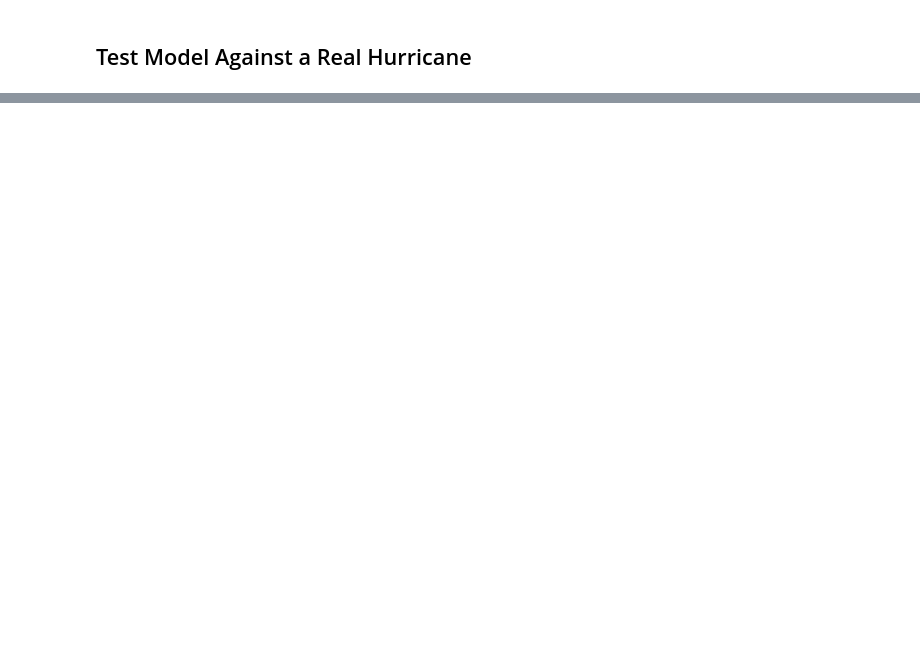
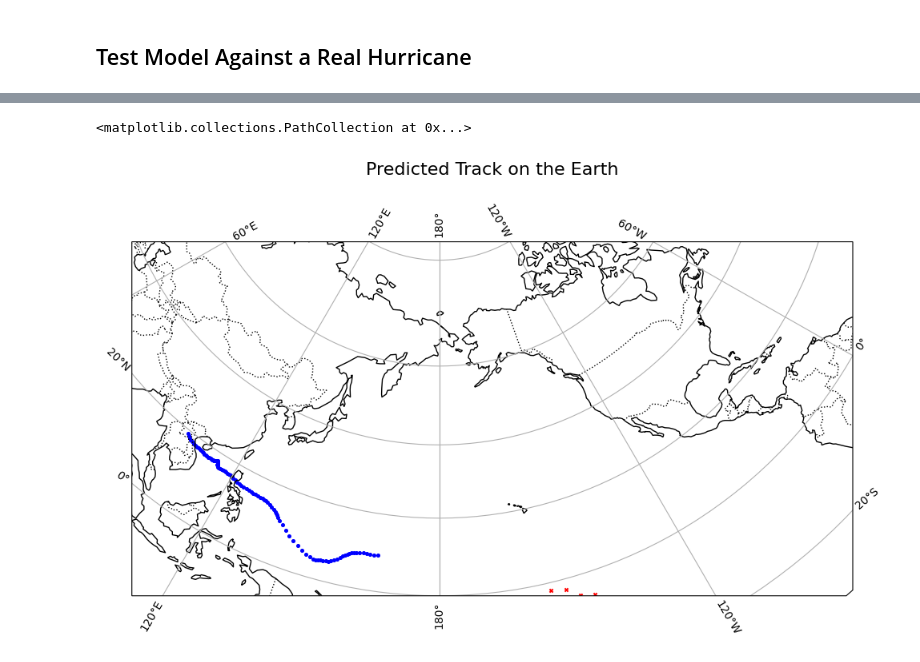
Before and after one commit to arshchawla21/Hurricane_RNN_Forecasting, a Jupyter notebook: notebooks/single_variable_hurricane_RNN.ipynb, the cells around one changed output, grey strips where cells are left out. Saved outputs shown, nothing was run; the diff lists cells and outputs as text; code cells hidden in the pictures; blank space fills up the shorter version.

```diff
--- a/notebooks/single_variable_hurricane_RNN.ipynb
+++ b/notebooks/single_variable_hurricane_RNN.ipynb
@@ -402,0 +411,28 @@ averageMSE(mseList) # very large error
+# %%
+predicted_track_lat_lon = pd.DataFrame(columns=['Lat', 'Lon', 'x', 'y', 'z']).astype(np.float32)
+# %%
+for i in range(len(denorm_pred_path)):
+    lat, lon = unit_sphere_to_lat_lon(denorm_pred_path[i][0], denorm_pred_path[i][1], denorm_pred_path[i][2])
+    predicted_track_lat_lon.loc[i] = [lat, lon, denorm_pred_path[i][0], denorm_pred_path[i][1], denorm_pred_path[i][2]]
+# %%
+track_lat_lon = grouped.get_group(sid)
+# %%
+def MapTemplate(plt_title, min_lat=0, max_lat=60, min_lon=100, max_lon=280):
+    fig = plt.figure(figsize=(10, 8))
+    ax = fig.add_subplot(1, 1, 1, projection=ccrs.LambertConformal(central_longitude=180, standard_parallels=(20, 40)))
+    # ax.set_extent([100, 280, 0, 60], crs=ccrs.PlateCarree())
+    ax.set_extent([min_lon, max_lon, min_lat, max_lat], crs=ccrs.PlateCarree())
+    ax.add_feature(cfeature.COASTLINE)
+    ax.add_feature(cfeature.BORDERS, linestyle=':')
+    ax.gridlines(draw_labels=True, x_inline=False, y_inline=False)
+    plt.suptitle(plt_title, fontsize=16)
+    plt.tight_layout(rect=[0, 0.2, 1, 1])  # Adjust the rect parameter to leave space for the title
+    return ax
+# %%
+map = MapTemplate('Predicted Track on the Earth', min_lon=100, max_lon=300)
+
+map.scatter(track_lat_lon['LON'].tolist(), track_lat_lon['LAT'].tolist(), transform=ccrs.PlateCarree(), color='blue', s=7, marker='o')
+map.scatter(predicted_track_lat_lon['Lon'].tolist(), predicted_track_lat_lon['Lat'].tolist(), transform=ccrs.PlateCarree(), color='red', s=9, marker='x')
+# %% [output]
+<matplotlib.collections.PathCollection at 0x...>
+[figure, added]
```
Also changed, not shown: parts of 36 cells of this notebook, 5 other files.
